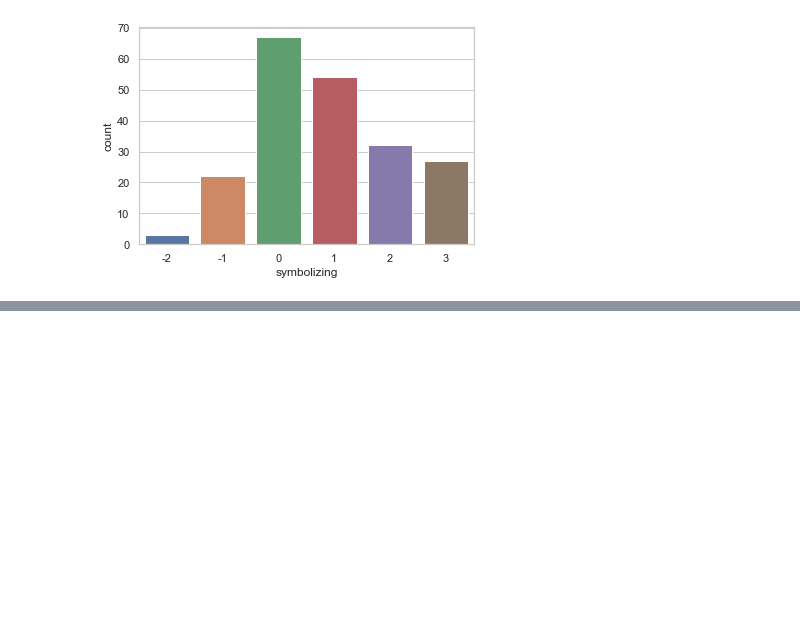
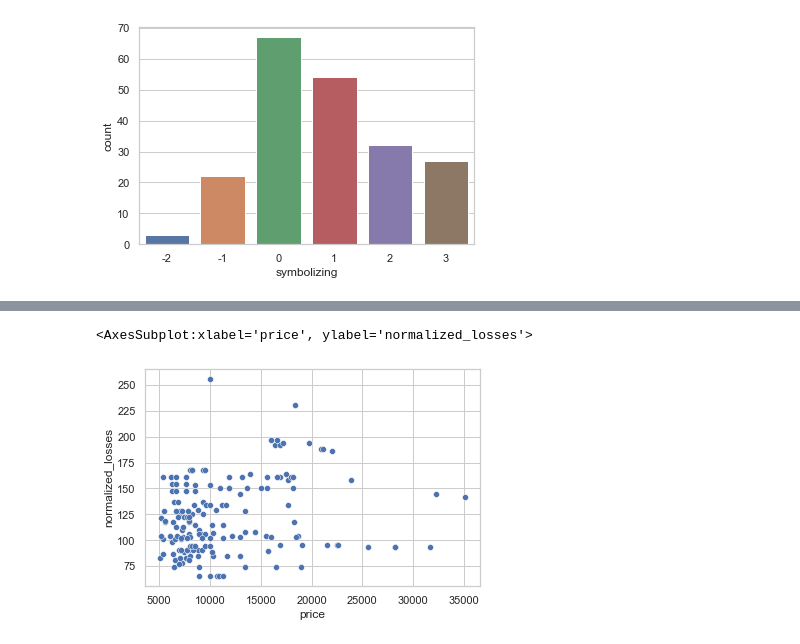
Before and after one commit to jonpb99/Data_Analytics_List_Comprehension, a Jupyter notebook: Data_Preperation-Feature_Engineering/J_Bernard_Quiz2.ipynb, the cells around one changed output, grey strips where cells are left out. Saved outputs shown, nothing was run; the diff lists cells and outputs as text; code cells hidden in the pictures; blank space fills up the shorter version.

```diff
--- a/Data_Preperation-Feature_Engineering/J_Bernard_Quiz2.ipynb
+++ b/Data_Preperation-Feature_Engineering/J_Bernard_Quiz2.ipynb
@@ -51,3 +97,4 @@ None
 # %%
-print(df)
+df1 = df[['symbolizing','normalized-losses','aspiration','body-style','num-of-cylinders','engine-size','horsepower','city-mpg','highway-mpg','price']]
+df1.head()
 # %% [output]
@@ -79,0 +214,10 @@ array(['?', '164', '158', '192', '188', '121', '98', '81', '118', '148',
+# %%
+df4 = df1[df1['normalized-losses']!='?']
+
+df4.rename(columns = {'normalized-losses':'normalized_losses'}, inplace = True)
+
+df4.normalized_losses = df4.normalized_losses.astype(int)
+df4.horsepower = df4.horsepower.astype(int)
+df4.price = df4.price.astype(int)
+
+df4.info()
@@ -95,0 +281,5 @@ sns.scatterplot(x = "price", y = "normalized-losses", data = df)
+# %%
+sns.scatterplot(x = "price", y = "normalized_losses", data = df4)
+# %% [output]
+<AxesSubplot:xlabel='price', ylabel='normalized_losses'>
+[figure, added]
```
Also changed, not shown: parts of 53 cells of this notebook.
